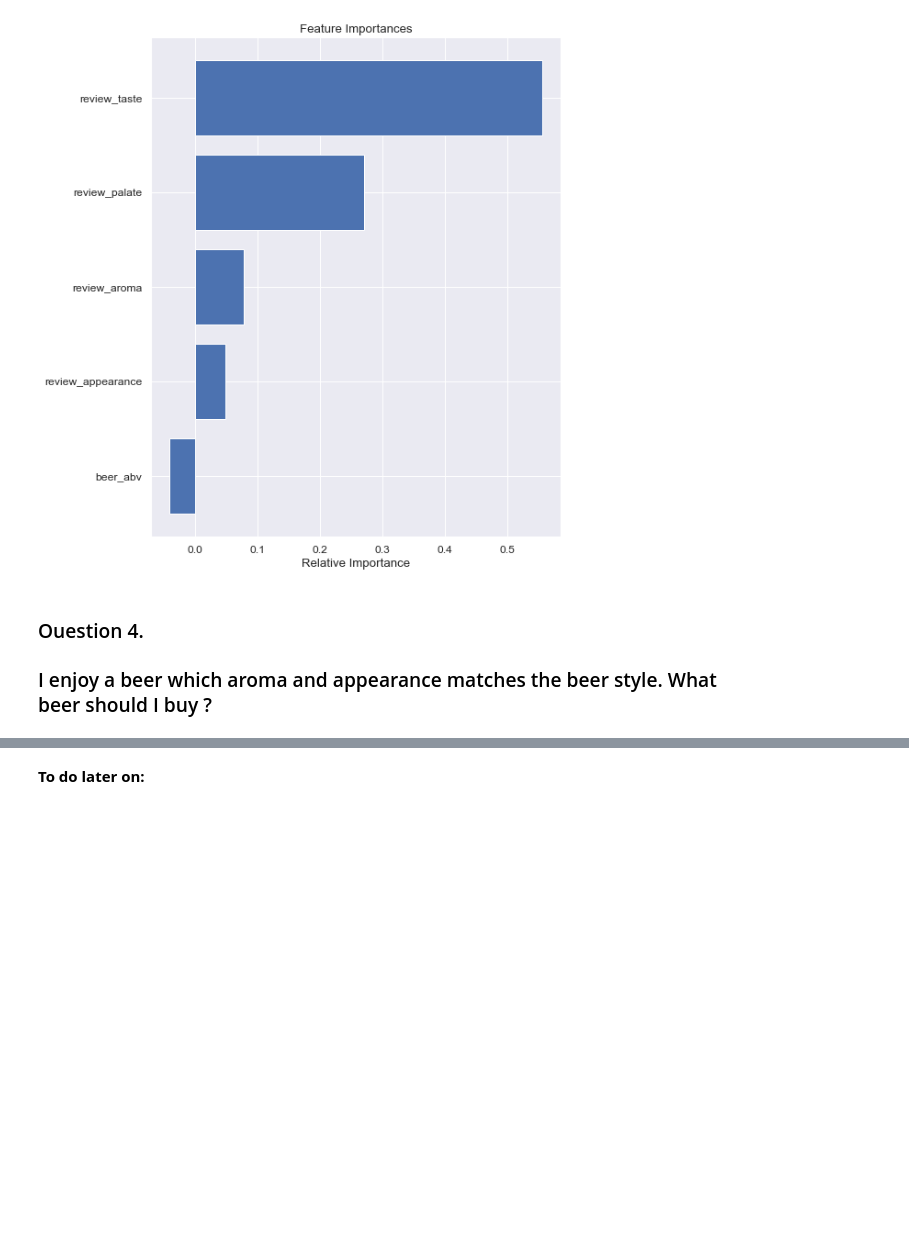
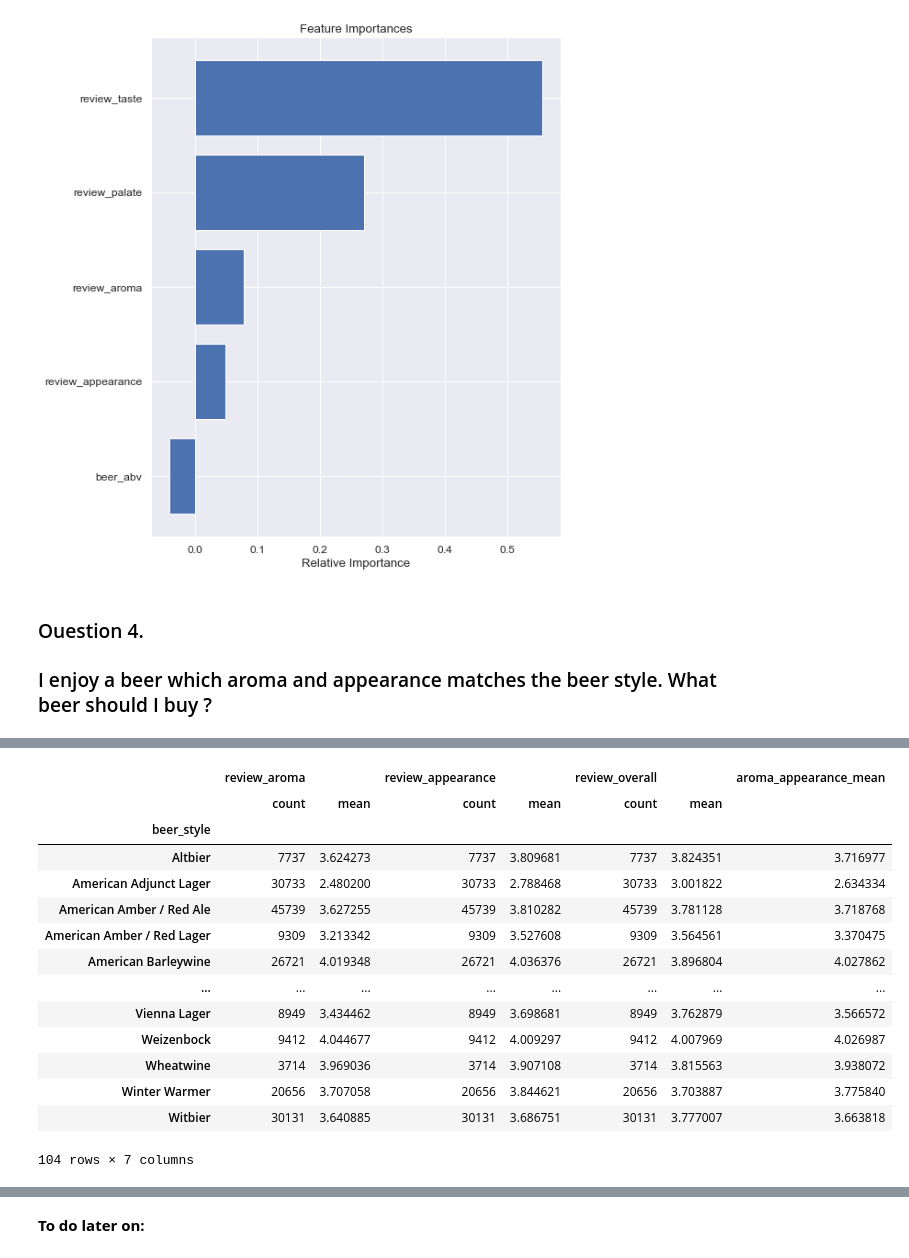
Before and after one commit to Dorota-Toskania/BeerAdvocate, a Jupyter notebook: Beeradvocate_final.ipynb, the cells around one changed output, grey strips where cells are left out. Drawn from its saved outputs; the diff is of its cells as text; code cells hidden in the pictures; blank space fills up the shorter version.

```diff
--- a/Beeradvocate_final.ipynb
+++ b/Beeradvocate_final.ipynb
@@ -692,3 +692,6 @@ plt.show()
 ### Ouestion 4.
 
 ### I enjoy a beer which aroma and appearance matches the beer style. What beer should I buy ?
+# %%
+df_style = df[['beer_style', 'review_aroma','review_appearance', 'review_overall']]
+df_style
@@ -694,0 +712,3 @@ plt.show()
+# %%
+df_style = df_style.groupby(['beer_style']).agg(['count','mean'])
+df_style.head()
@@ -694,0 +724,19 @@ plt.show()
+# %%
+df_style['aroma_appearance_mean'] = (df_style[('review_appearance', 'mean')] + df_style[('review_aroma', 'mean')]) / 2
+df_style
+# %% [output]
+|  | review_aroma |  | review_appearance |  | review_overall |  | aroma_appearance_mean |
+|  | count | mean | count | mean | count | mean |  |
+| beer_style |  |  |  |  |  |  |  |
+| Altbier | 7737 | 3.624273 | 7737 | 3.809681 | 7737 | 3.824351 | 3.716977 |
+| American Adjunct Lager | 30733 | 2.480200 | 30733 | 2.788468 | 30733 | 3.001822 | 2.634334 |
+| American Amber / Red Ale | 45739 | 3.627255 | 45739 | 3.810282 | 45739 | 3.781128 | 3.718768 |
+| American Amber / Red Lager | 9309 | 3.213342 | 9309 | 3.527608 | 9309 | 3.564561 | 3.370475 |
+| American Barleywine | 26721 | 4.019348 | 26721 | 4.036376 | 26721 | 3.896804 | 4.027862 |
+| ... | ... | ... | ... | ... | ... | ... | ... |
+| Vienna Lager | 8949 | 3.434462 | 8949 | 3.698681 | 8949 | 3.762879 | 3.566572 |
+| Weizenbock | 9412 | 4.044677 | 9412 | 4.009297 | 9412 | 4.007969 | 4.026987 |
+| Wheatwine | 3714 | 3.969036 | 3714 | 3.907108 | 3714 | 3.815563 | 3.938072 |
+| Winter Warmer | 20656 | 3.707058 | 20656 | 3.844621 | 20656 | 3.703887 | 3.775840 |
+| Witbier | 30131 | 3.640885 | 30131 | 3.686751 | 30131 | 3.777007 | 3.663818 |
+104 rows × 7 columns
```
Also changed, not shown: parts of 8 cells of this notebook.
